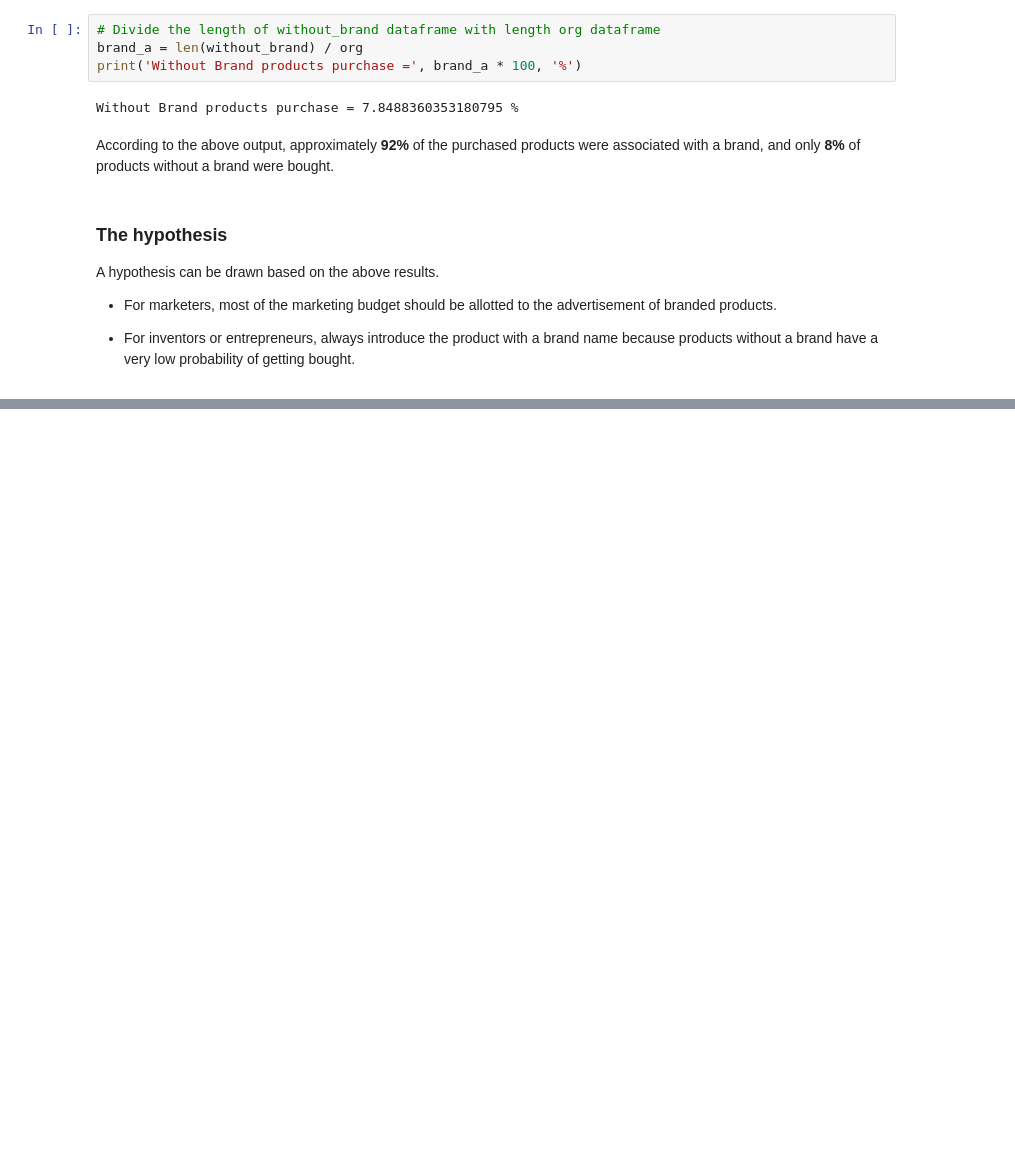
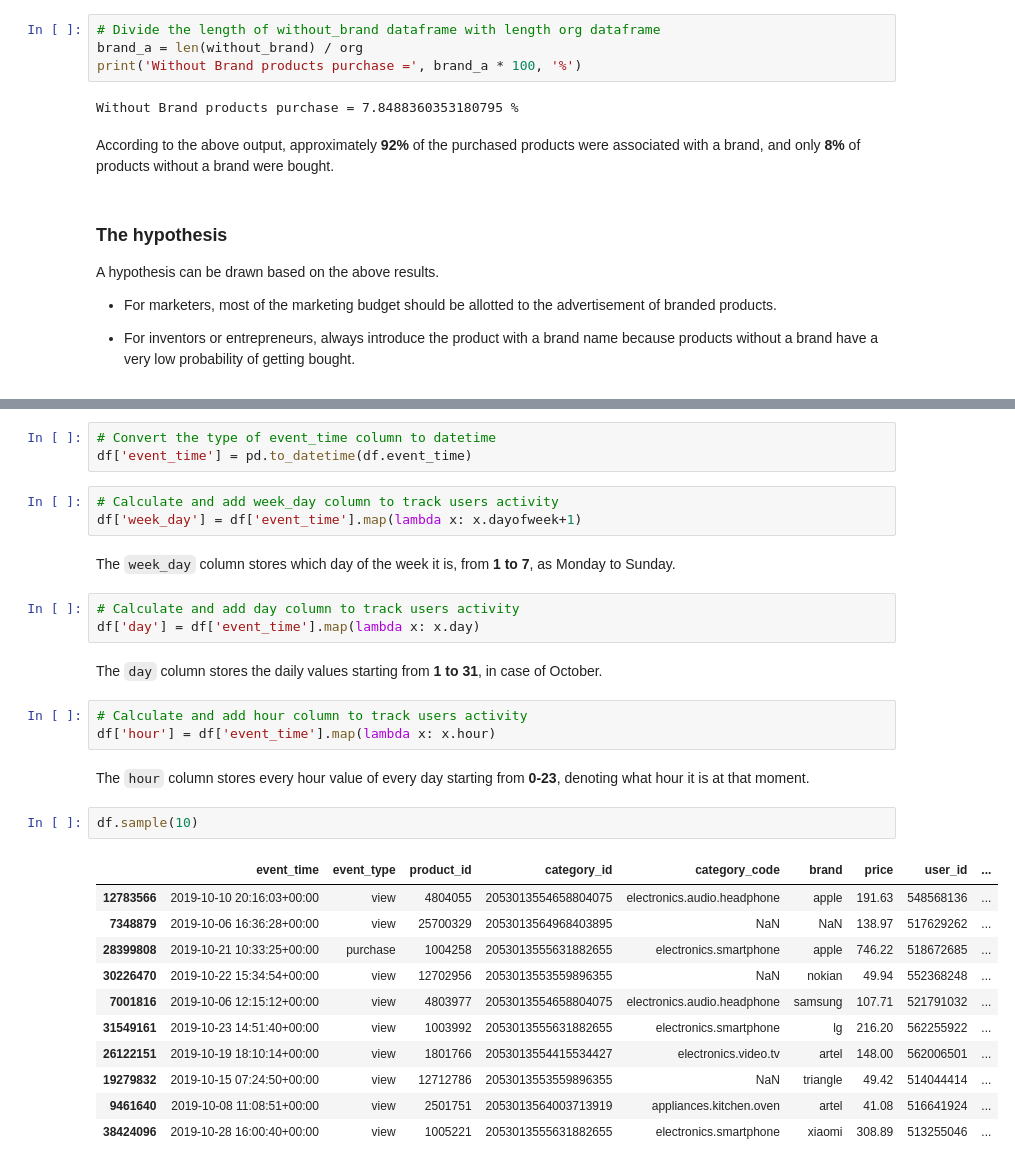
Before and after one commit to ZobaerIslam/Customer-Behavior-Analysis, a Jupyter notebook: customer_behavior_analysis.ipynb, the cells around one changed output, grey strips where cells are left out. Cells and saved outputs as stored; diff of their text form; blank space fills up the shorter version.

```diff
--- a/customer_behavior_analysis.ipynb
+++ b/customer_behavior_analysis.ipynb
@@ -225,0 +244,32 @@ A hypothesis can be drawn based on the above results.
+# %%
+# Convert the type of event_time column to datetime
+df['event_time'] = pd.to_datetime(df.event_time)
+# %%
+# Calculate and add week_day column to track users activity
+df['week_day'] = df['event_time'].map(lambda x: x.dayofweek+1)
+# %% [markdown]
+The `week_day` column stores which day of the week it is, from **1 to 7**, as Monday to Sunday.
+# %%
+# Calculate and add day column to track users activity
+df['day'] = df['event_time'].map(lambda x: x.day)
+# %% [markdown]
+The `day` column stores the daily values starting from **1 to 31**, in case of October.
+# %%
+# Calculate and add hour column to track users activity
+df['hour'] = df['event_time'].map(lambda x: x.hour)
+# %% [markdown]
+The `hour` column stores every hour value of every day starting from **0-23**, denoting what hour it is at that moment.
+# %%
+df.sample(10)
+# %% [output]
+|  | event_time | event_type | product_id | category_id | category_code | brand | price | user_id | ... |
+| 12783566 | 2019-10-10 20:16:03+00:00 | view | 4804055 | 2053013554658804075 | electronics.audio.headphone | apple | 191.63 | 548568136 | ... |
+| 7348879 | 2019-10-06 16:36:28+00:00 | view | 25700329 | 2053013564968403895 | NaN | NaN | 138.97 | 517629262 | ... |
+| 28399808 | 2019-10-21 10:33:25+00:00 | purchase | 1004258 | 2053013555631882655 | electronics.smartphone | apple | 746.22 | 518672685 | ... |
+| 30226470 | 2019-10-22 15:34:54+00:00 | view | 12702956 | 2053013553559896355 | NaN | nokian | 49.94 | 552368248 | ... |
+| 7001816 | 2019-10-06 12:15:12+00:00 | view | 4803977 | 2053013554658804075 | electronics.audio.headphone | samsung | 107.71 | 521791032 | ... |
+| 31549161 | 2019-10-23 14:51:40+00:00 | view | 1003992 | 2053013555631882655 | electronics.smartphone | lg | 216.20 | 562255922 | ... |
+| 26122151 | 2019-10-19 18:10:14+00:00 | view | 1801766 | 2053013554415534427 | electronics.video.tv | artel | 148.00 | 562006501 | ... |
+| 19279832 | 2019-10-15 07:24:50+00:00 | view | 12712786 | 2053013553559896355 | NaN | triangle | 49.42 | 514044414 | ... |
+| 9461640 | 2019-10-08 11:08:51+00:00 | view | 2501751 | 2053013564003713919 | appliances.kitchen.oven | artel | 41.08 | 516641924 | ... |
+| 38424096 | 2019-10-28 16:00:40+00:00 | view | 1005221 | 2053013555631882655 | electronics.smartphone | xiaomi | 308.89 | 513255046 | ... |
```
Also changed, not shown: parts of 14 cells of this notebook.
